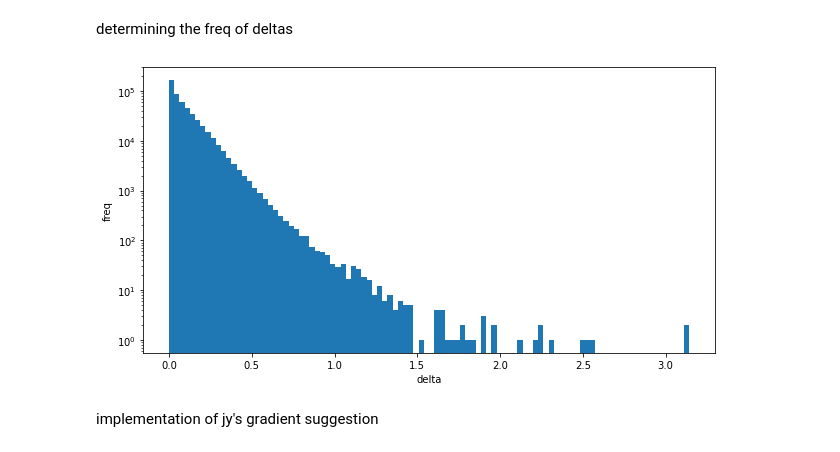
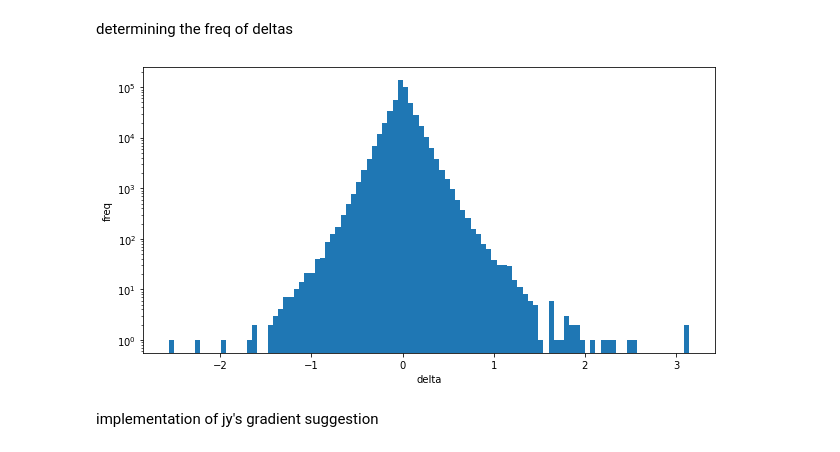
Before and after one commit to SpookyYomo/fibre-sensing, a Jupyter notebook: 20211215 phase reconstruction experimental/Experimental Phase Reconstruction Exploration.ipynb, the cells around one changed output. Saved outputs shown, nothing was run; the diff lists cells and outputs as text; code cells hidden in the pictures.

```diff
--- a/20211215 phase reconstruction experimental/Experimental Phase Reconstruction Exploration.ipynb
+++ b/20211215 phase reconstruction experimental/Experimental Phase Reconstruction Exploration.ipynb
@@ -142,16 +142,16 @@ determining the freq of deltas
 # %%
 # signal = ... # prev cell
 phases = signal_to_phase(signal, N, 2*pi/N, phase_advancement_correction= False)
 deltas = phase_reconstruction_2(phases, 2*pi/N, get_deltas= True)
 
 fig, ax = plt.subplots(nrows=1, ncols=1)
-ax.hist(abs(deltas), bins= 100)
+ax.hist(deltas, bins= 100)
 ax.set_yscale('log')
 ax.set_ylabel(r'freq', useTex = False)
 ax.set_xlabel(r'delta', useTex = False)
 fig.set_size_inches(11.75-1.5, 8.25-2 - 1)
 # %% [output]
-[figure, old version]
+[figure, new version]
 # %% [markdown]
 implementation of jy's gradient suggestion
 # %%
```
Also changed, not shown: parts of 2 cells of this notebook, 7 other files.
